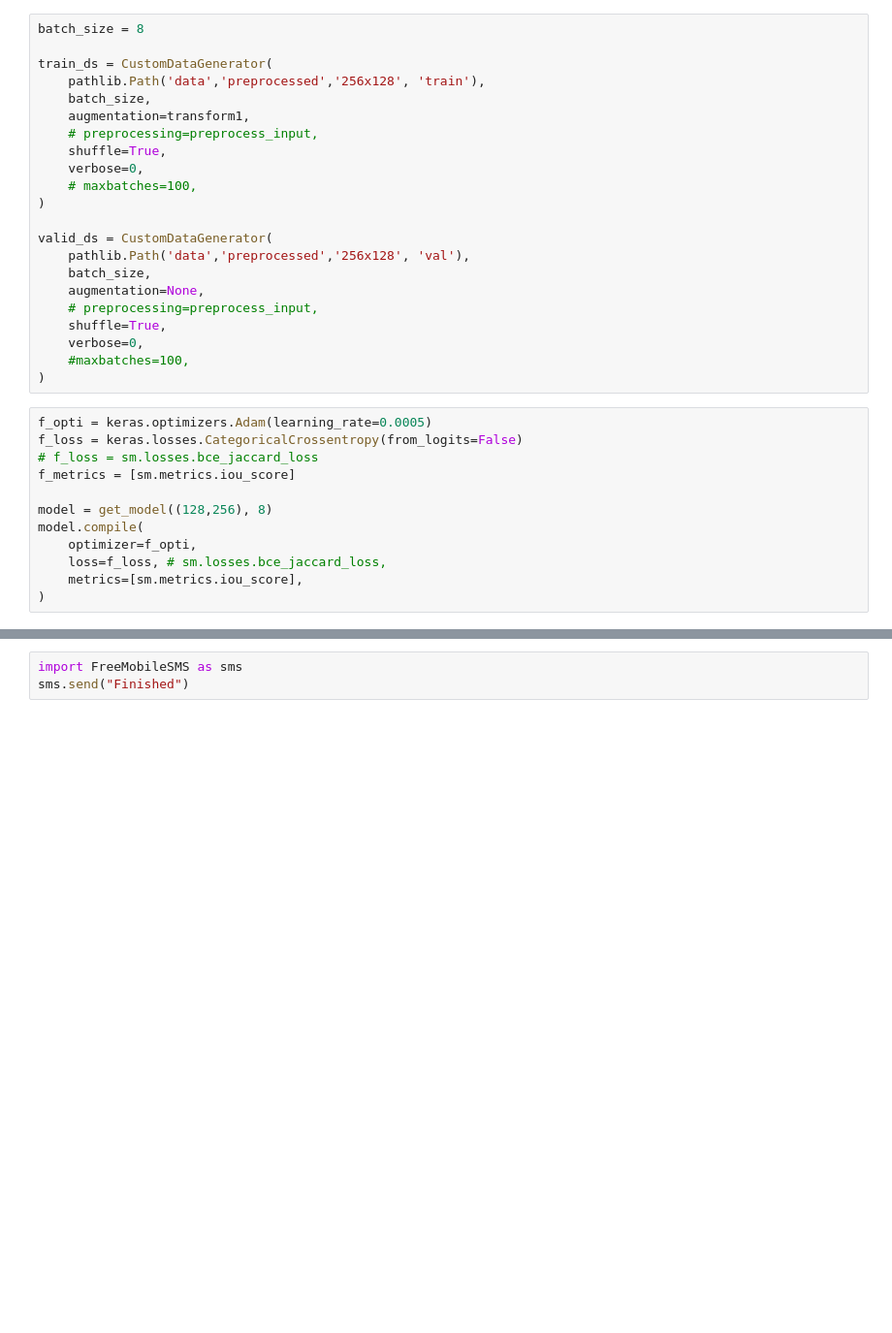
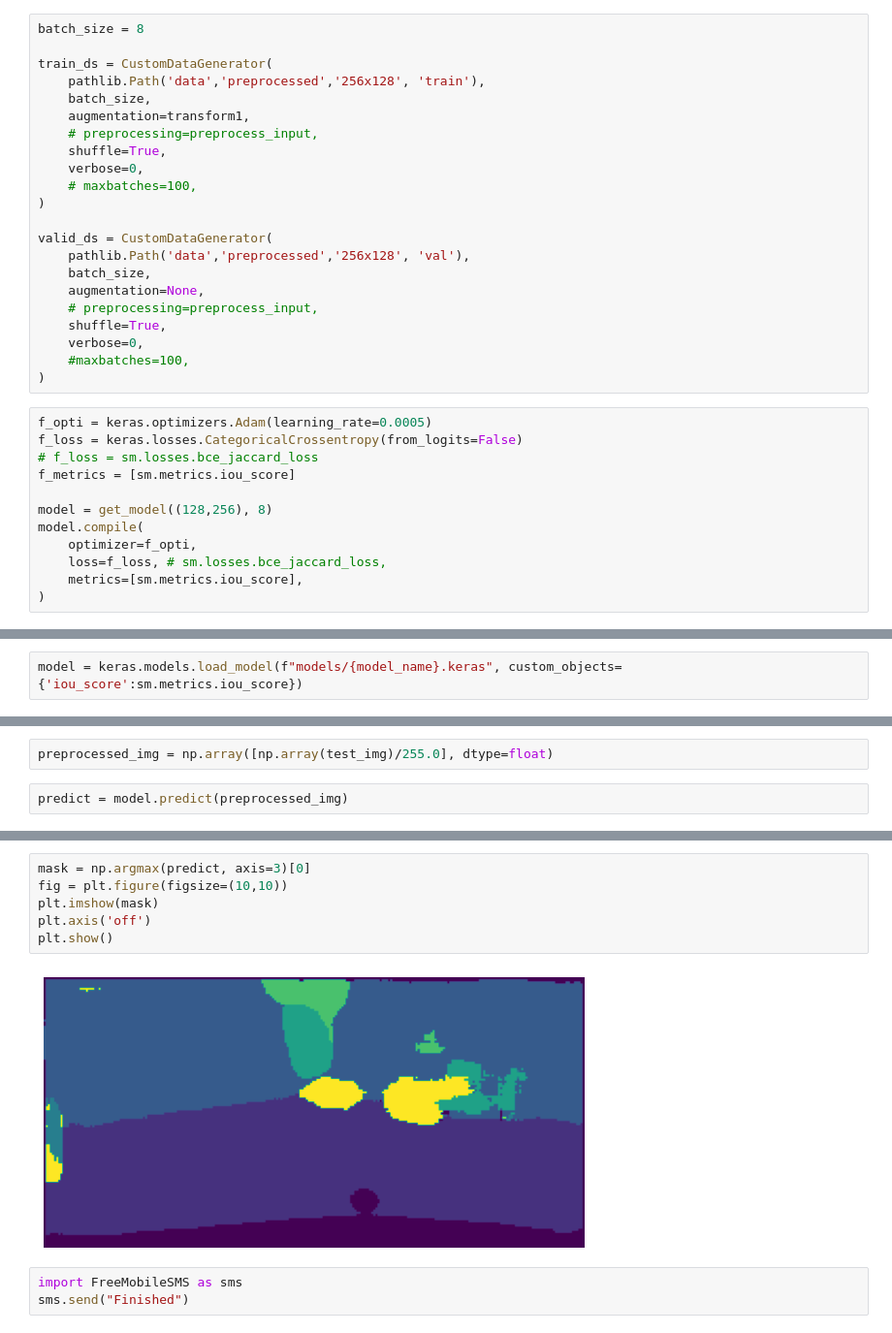
Before and after one commit to Valkea/OC_AI_08, a Jupyter notebook: 03_Spot_checking_models.ipynb, the cells around one changed output, grey strips where cells are left out. Shown at 97% size. Cells and saved outputs as stored; diff of their text form; blank space fills up the shorter version.

```diff
--- a/03_Spot_checking_models.ipynb
+++ b/03_Spot_checking_models.ipynb
@@ -385,0 +405,2 @@ summarize_diagnostics(history)
+# %%
+model = keras.models.load_model(f"models/{model_name}.keras", custom_objects={'iou_score':sm.metrics.iou_score})
@@ -385,0 +422,4 @@ summarize_diagnostics(history)
+# %%
+preprocessed_img = np.array([np.array(test_img)/255.0], dtype=float)
+# %%
+predict = model.predict(preprocessed_img)
@@ -386,3 +428,11 @@ summarize_diagnostics(history)
+# %%
+mask = np.argmax(predict, axis=3)[0]
+fig = plt.figure(figsize=(10,10))
+plt.imshow(mask)
+plt.axis('off')
+plt.show()
+# %% [output]
+[figure, added]
 # %%
 import FreeMobileSMS as sms
 sms.send("Finished")
```
Also changed, not shown: parts of 14 cells of this notebook, 2 other files.
